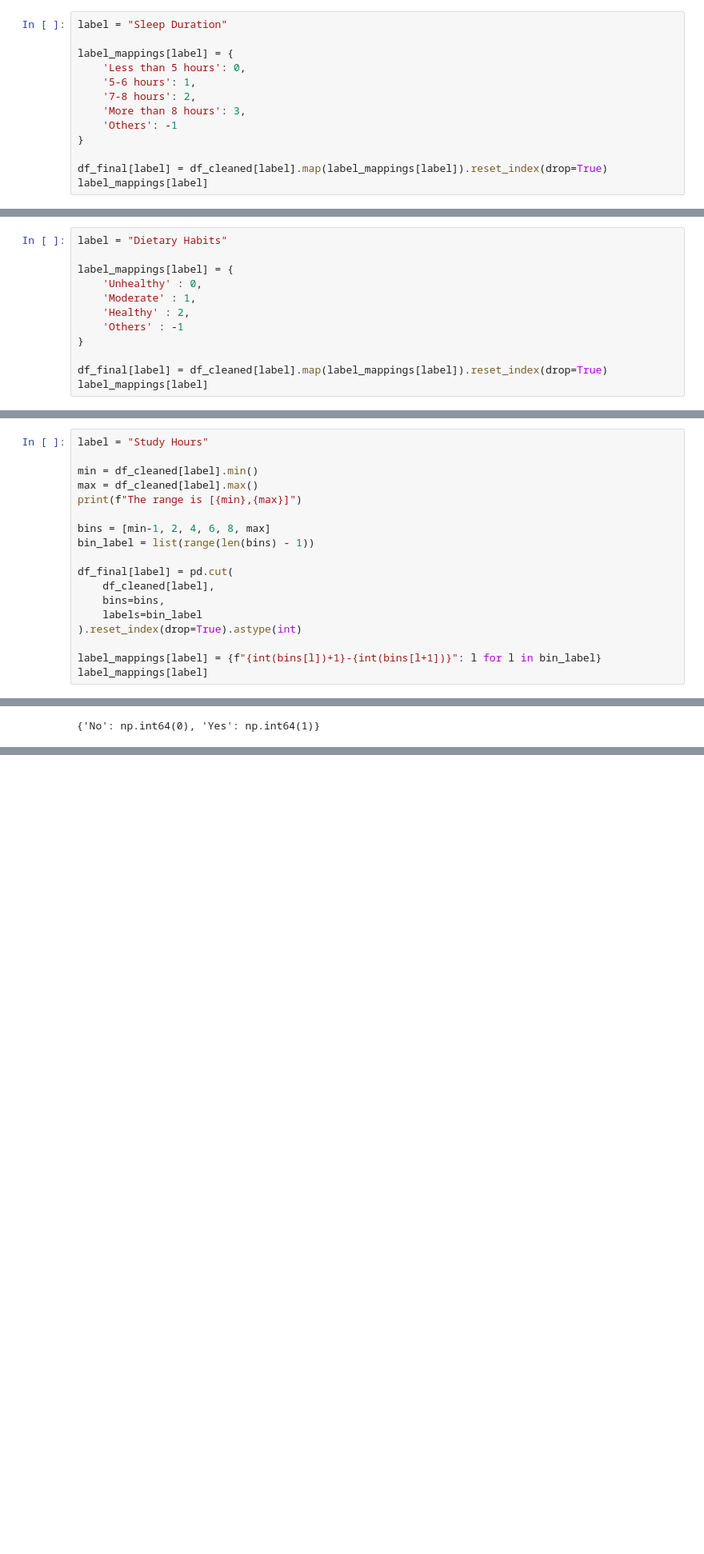
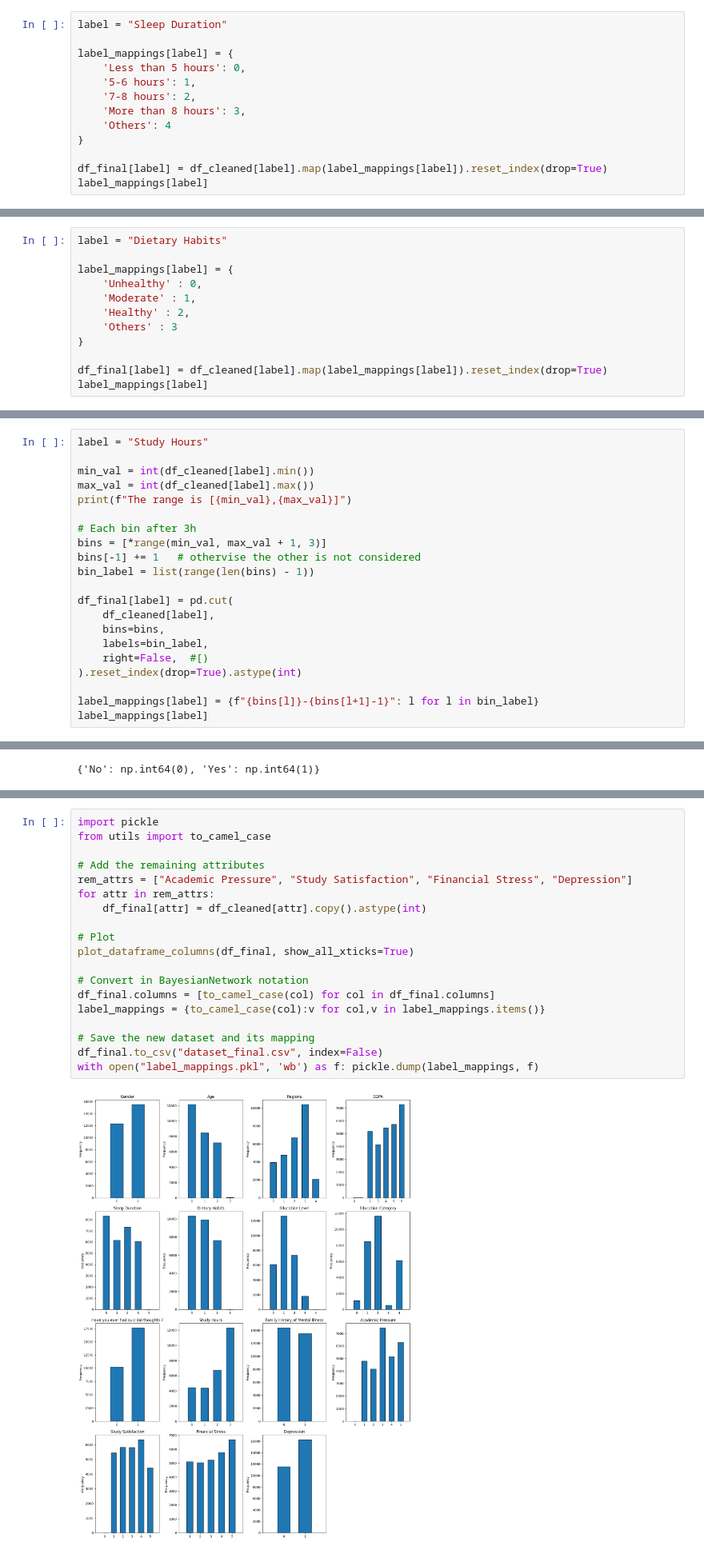
Before and after one commit to Shardyne/faikr3-project, a Jupyter notebook: Gio/data_preparation_gio.ipynb, the cells around one changed output, grey strips where cells are left out. Shown at 80% size. Cells and saved outputs as stored; diff of their text form; blank space fills up the shorter version.

```diff
--- a/Gio/data_preparation_gio.ipynb
+++ b/Gio/data_preparation_gio.ipynb
@@ -388,7 +259,7 @@ label_mappings[label] = {
     '5-6 hours': 1,
     '7-8 hours': 2,
     'More than 8 hours': 3,
-    'Others': -1
+    'Others': 4
 }
 
 df_final[label] = df_cleaned[label].map(label_mappings[label]).reset_index(drop=True)
@@ -408,7 +279,7 @@ label_mappings[label] = {
     'Unhealthy' : 0,
     'Moderate' : 1,
     'Healthy' : 2,
-    'Others' : -1
+    'Others' : 3
 }
 
 df_final[label] = df_cleaned[label].map(label_mappings[label]).reset_index(drop=True)
@@ -481,19 +411,22 @@ label_mappings[label]
 # %%
 label = "Study Hours"
 
-min = df_cleaned[label].min()
-max = df_cleaned[label].max()
-print(f"The range is [{min},{max}]")
+min_val = int(df_cleaned[label].min())
+max_val = int(df_cleaned[label].max())
+print(f"The range is [{min_val},{max_val}]")
 
-bins = [min-1, 2, 4, 6, 8, max]
+# Each bin after 3h
+bins = [*range(min_val, max_val + 1, 3)]
+bins[-1] += 1   # othervise the other is not considered
 bin_label = list(range(len(bins) - 1))
 
 df_final[label] = pd.cut(
     df_cleaned[label],
     bins=bins,
-    labels=bin_label
+    labels=bin_label,
+    right=False,  #[)
 ).reset_index(drop=True).astype(int)
 
-label_mappings[label] = {f"{int(bins[l])+1}-{int(bins[l+1])}": l for l in bin_label}
+label_mappings[label] = {f"{bins[l]}-{bins[l+1]-1}": l for l in bin_label}
 label_mappings[label]
 # %% [output]
@@ -558,0 +449,21 @@ plt.show()
+# %%
+import pickle
+from utils import to_camel_case
+
+# Add the remaining attributes
+rem_attrs = ["Academic Pressure", "Study Satisfaction", "Financial Stress", "Depression"]
+for attr in rem_attrs:
+    df_final[attr] = df_cleaned[attr].copy().astype(int)
+
+# Plot
+plot_dataframe_columns(df_final, show_all_xticks=True)
+
+# Convert in BayesianNetwork notation
+df_final.columns = [to_camel_case(col) for col in df_final.columns]
+label_mappings = {to_camel_case(col):v for col,v in label_mappings.items()}
+
+# Save the new dataset and its mapping
+df_final.to_csv("dataset_final.csv", index=False)
+with open("label_mappings.pkl", 'wb') as f: pickle.dump(label_mappings, f)
+# %% [output]
+[figure, added]
```
Also changed, not shown: parts of 55 cells of this notebook, 3 other files.
